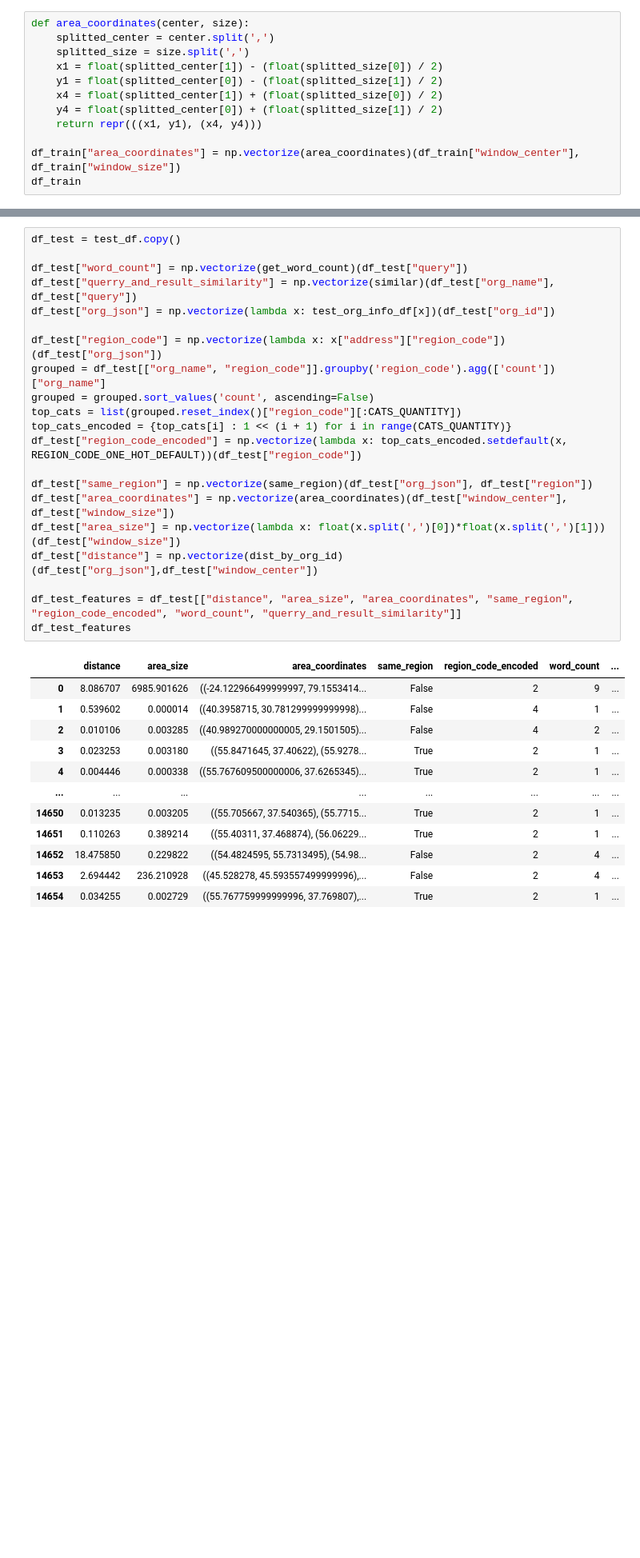
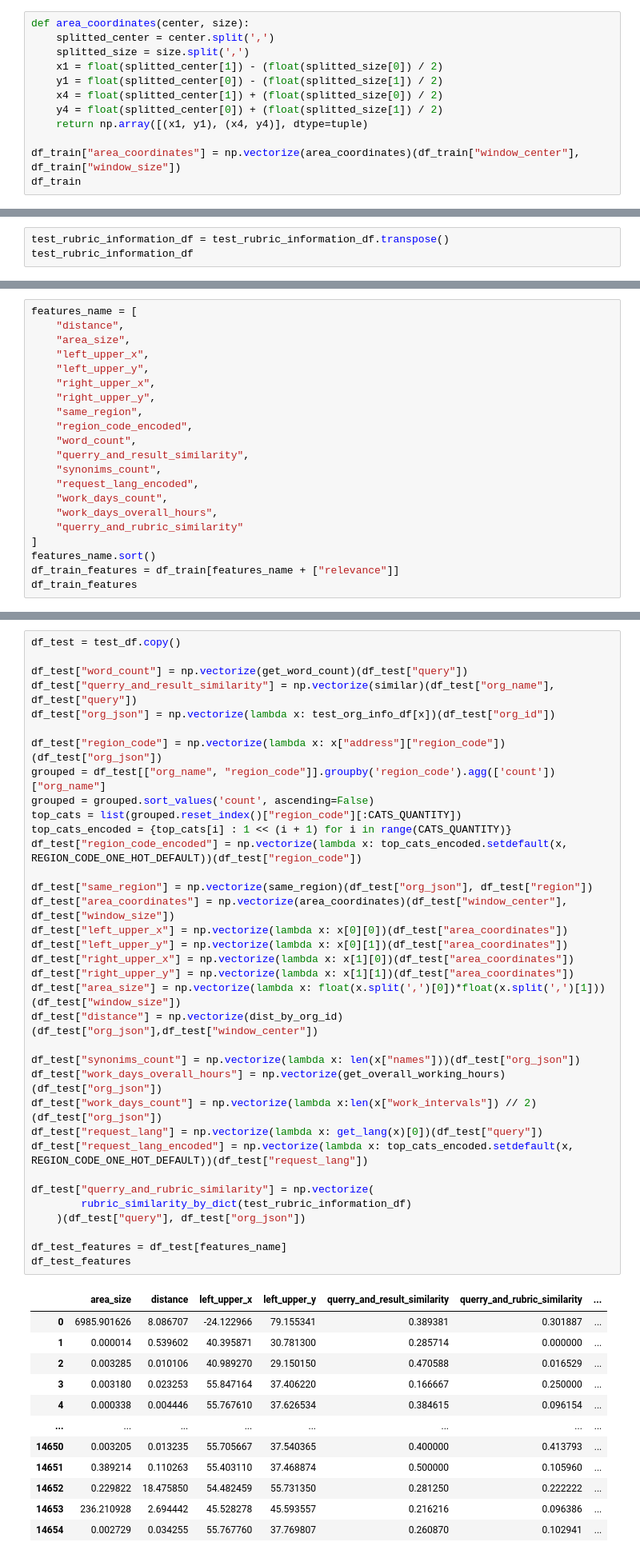
Before and after one commit to Mr-S-Mirzoev/Data-Science, a Jupyter notebook: ML-Tasks/lab03.ipynb, the cells around one changed output, grey strips where cells are left out. Shown at 80% size. Cells and saved outputs as stored; diff of their text form; blank space fills up the shorter version.

```diff
--- a/ML-Tasks/lab03.ipynb
+++ b/ML-Tasks/lab03.ipynb
@@ -297,7 +345,7 @@ def area_coordinates(center, size):
     y1 = float(splitted_center[0]) - (float(splitted_size[1]) / 2)
     x4 = float(splitted_center[1]) + (float(splitted_size[0]) / 2)
     y4 = float(splitted_center[0]) + (float(splitted_size[1]) / 2)
-    return repr(((x1, y1), (x4, y4)))
+    return np.array([(x1, y1), (x4, y4)], dtype=tuple)
 
 df_train["area_coordinates"] = np.vectorize(area_coordinates)(df_train["window_center"], df_train["window_size"])
 df_train
@@ -506,0 +558,3 @@ df_train_features
+# %%
+test_rubric_information_df = test_rubric_information_df.transpose()
+test_rubric_information_df
@@ -506,0 +618,21 @@ df_train_features
+# %%
+features_name = [
+    "distance",
+    "area_size",
+    "left_upper_x",
+    "left_upper_y",
+    "right_upper_x",
+    "right_upper_y",
+    "same_region",
+    "region_code_encoded",
+    "word_count",
+    "querry_and_result_similarity",
+    "synonims_count",
+    "request_lang_encoded",
+    "work_days_count",
+    "work_days_overall_hours",
+    "querry_and_rubric_similarity"
+]
+features_name.sort()
+df_train_features = df_train[features_name + ["relevance"]]
+df_train_features
@@ -507,34 +653,48 @@ df_train_features
 # %%
 df_test = test_df.copy()
 
 df_test["word_count"] = np.vectorize(get_word_count)(df_test["query"])
 df_test["querry_and_result_similarity"] = np.vectorize(similar)(df_test["org_name"], df_test["query"])
 df_test["org_json"] = np.vectorize(lambda x: test_org_info_df[x])(df_test["org_id"])
 
 df_test["region_code"] = np.vectorize(lambda x: x["address"]["region_code"])(df_test["org_json"])
 grouped = df_test[["org_name", "region_code"]].groupby('region_code').agg(['count'])["org_name"]
 grouped = grouped.sort_values('count', ascending=False)
 top_cats = list(grouped.reset_index()["region_code"][:CATS_QUANTITY])
 top_cats_encoded = {top_cats[i] : 1 << (i + 1) for i in range(CATS_QUANTITY)}
 df_test["region_code_encoded"] = np.vectorize(lambda x: top_cats_encoded.setdefault(x, REGION_CODE_ONE_HOT_DEFAULT))(df_test["region_code"])
 
 df_test["same_region"] = np.vectorize(same_region)(df_test["org_json"], df_test["region"])
 df_test["area_coordinates"] = np.vectorize(area_coordinates)(df_test["window_center"], df_test["window_size"])
+df_test["left_upper_x"] = np.vectorize(lambda x: x[0][0])(df_test["area_coordinates"])
+df_test["left_upper_y"] = np.vectorize(lambda x: x[0][1])(df_test["area_coordinates"])
+df_test["right_upper_x"] = np.vectorize(lambda x: x[1][0])(df_test["area_coordinates"])
+df_test["right_upper_y"] = np.vectorize(lambda x: x[1][1])(df_test["area_coordinates"])
 df_test["area_size"] = np.vectorize(lambda x: float(x.split(',')[0])*float(x.split(',')[1]))(df_test["window_size"])
 df_test["distance"] = np.vectorize(dist_by_org_id)(df_test["org_json"],df_test["window_center"])
 
-df_test_features = df_test[["distance", "area_size", "area_coordinates", "same_region", "region_code_encoded", "word_count", "querry_and_result_similarity"]]
+df_test["synonims_count"] = np.vectorize(lambda x: len(x["names"]))(df_test["org_json"])
+df_test["work_days_overall_hours"] = np.vectorize(get_overall_working_hours)(df_test["org_json"])
+df_test["work_days_count"] = np.vectorize(lambda x:len(x["work_intervals"]) // 2)(df_test["org_json"])
+df_test["request_lang"] = np.vectorize(lambda x: get_lang(x)[0])(df_test["query"])
+df_test["request_lang_encoded"] = np.vectorize(lambda x: top_cats_encoded.setdefault(x, REGION_CODE_ONE_HOT_DEFAULT))(df_test["request_lang"])
+
+df_test["querry_and_rubric_similarity"] = np.vectorize(
+        rubric_similarity_by_dict(test_rubric_information_df)
+    )(df_test["query"], df_test["org_json"])
+
+df_test_features = df_test[features_name]
 df_test_features
 # %% [output]
-|  | distance | area_size | area_coordinates | same_region | region_code_encoded | word_count | ... |
-| 0 | 8.086707 | 6985.901626 | ((-24.122966499999997, 79.1553414... | False | 2 | 9 | ... |
-| 1 | 0.539602 | 0.000014 | ((40.3958715, 30.781299999999998)... | False | 4 | 1 | ... |
-| 2 | 0.010106 | 0.003285 | ((40.989270000000005, 29.1501505)... | False | 4 | 2 | ... |
-| 3 | 0.023253 | 0.003180 | ((55.8471645, 37.40622), (55.9278... | True | 2 | 1 | ... |
-| 4 | 0.004446 | 0.000338 | ((55.767609500000006, 37.6265345)... | True | 2 | 1 | ... |
+|  | area_size | distance | left_upper_x | left_upper_y | querry_and_result_similarity | querry_and_rubric_similarity | ... |
+| 0 | 6985.901626 | 8.086707 | -24.122966 | 79.155341 | 0.389381 | 0.301887 | ... |
+| 1 | 0.000014 | 0.539602 | 40.395871 | 30.781300 | 0.285714 | 0.000000 | ... |
+| 2 | 0.003285 | 0.010106 | 40.989270 | 29.150150 | 0.470588 | 0.016529 | ... |
+| 3 | 0.003180 | 0.023253 | 55.847164 | 37.406220 | 0.166667 | 0.250000 | ... |
+| 4 | 0.000338 | 0.004446 | 55.767610 | 37.626534 | 0.384615 | 0.096154 | ... |
 | ... | ... | ... | ... | ... | ... | ... | ... |
-| 14650 | 0.013235 | 0.003205 | ((55.705667, 37.540365), (55.7715... | True | 2 | 1 | ... |
-| 14651 | 0.110263 | 0.389214 | ((55.40311, 37.468874), (56.06229... | True | 2 | 1 | ... |
-| 14652 | 18.475850 | 0.229822 | ((54.4824595, 55.7313495), (54.98... | False | 2 | 4 | ... |
-| 14653 | 2.694442 | 236.210928 | ((45.528278, 45.593557499999996),... | False | 2 | 4 | ... |
-| 14654 | 0.034255 | 0.002729 | ((55.767759999999996, 37.769807),... | True | 2 | 1 | ... |
+| 14650 | 0.003205 | 0.013235 | 55.705667 | 37.540365 | 0.400000 | 0.413793 | ... |
+| 14651 | 0.389214 | 0.110263 | 55.403110 | 37.468874 | 0.500000 | 0.105960 | ... |
+| 14652 | 0.229822 | 18.475850 | 54.482459 | 55.731350 | 0.281250 | 0.222222 | ... |
+| 14653 | 236.210928 | 2.694442 | 45.528278 | 45.593557 | 0.216216 | 0.096386 | ... |
+| 14654 | 0.002729 | 0.034255 | 55.767760 | 37.769807 | 0.260870 | 0.102941 | ... |
```
Also changed, not shown: parts of 41 cells of this notebook.
